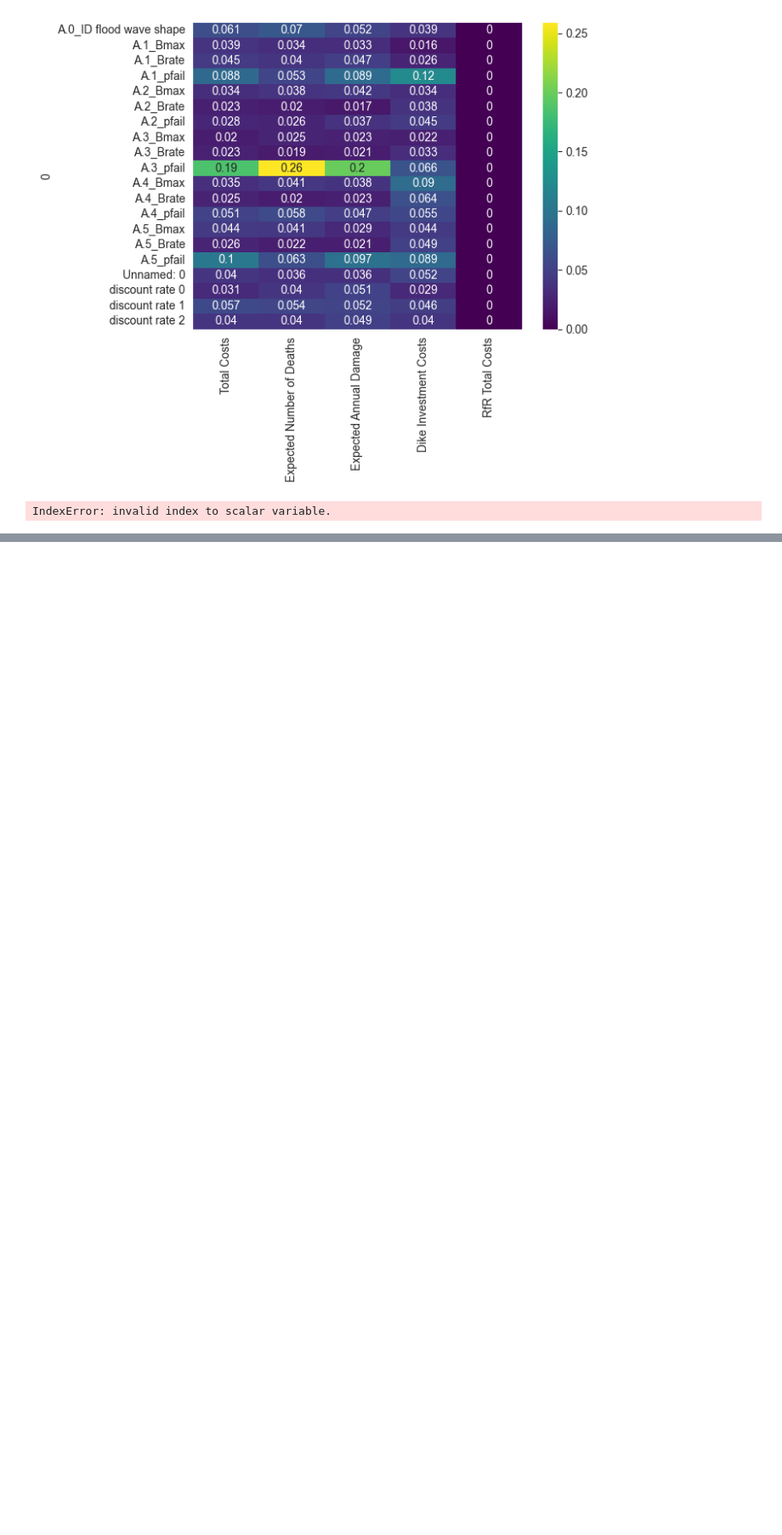
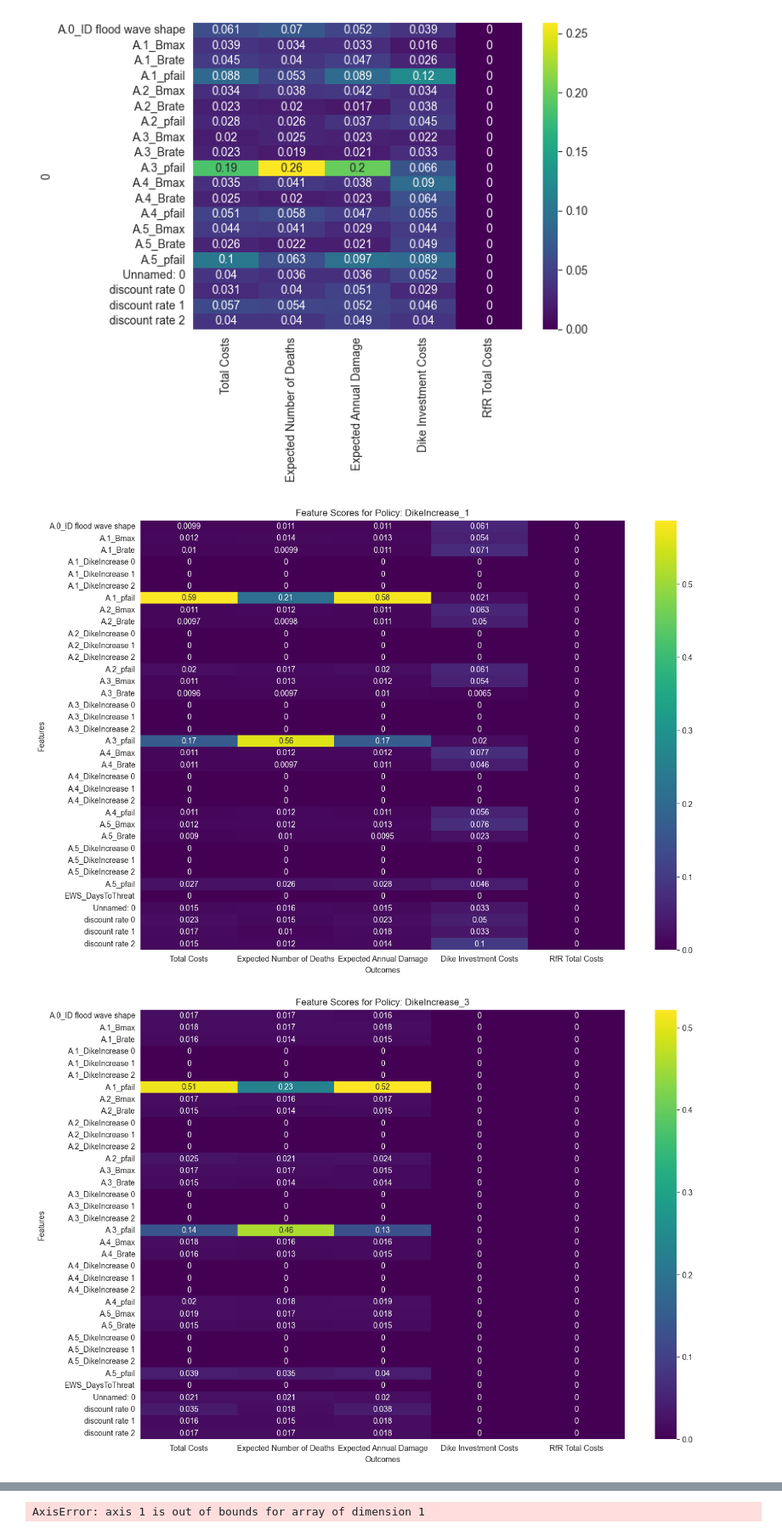
Before and after one commit to annasimulation/EPA141A, a Jupyter notebook: Final assignment/Ass6.1(Sobol).ipynb, the cells around one changed output, grey strips where cells are left out. Shown at 85% size. Saved outputs shown, nothing was run; the diff lists cells and outputs as text; code cells hidden in the pictures; blank space fills up the shorter version.

Commit message:
extra trees - feature scoring

```diff
--- a/Final assignment/Ass6.1(Sobol).ipynb
+++ b/Final assignment/Ass6.1(Sobol).ipynb
@@ -332,14 +332,39 @@ for policy in experiments_sobol.policy.unique():
 [figure]
 [figure]
 [figure]
-# %%
-combined_scores = []
-for j in range(100, experiments_sobol.shape[0], 100):
-    scores = feature_scoring.get_ex_feature_scores(experiments_sobol.iloc[0:j, :],
-                                                   dike_mean_sobol[0:j],
-                                                   max_features=0.6,
-                                                   mode=RuleInductionType.REGRESSION)[0]
-    scores.columns = [j]
-    combined_scores.append(scores)
-# %% [output]
-IndexError: invalid index to scalar variable.
+# %%
+for policy in experiments_sobol.policy.unique():
+    logical = experiments_sobol.policy == policy
+    subset_results = {k: v[logical] for k, v in outcomes_sobol.items()}
+    scores = feature_scoring.get_feature_scores_all(experiments_sobol[logical], subset_results)
+    plt.figure(figsize=(14, 10))
+    sns.heatmap(scores, annot=True, cmap='viridis')
+    plt.title(f'Feature Scores for Policy: {policy}')
+    plt.xlabel('Outcomes')
+    plt.ylabel('Features')
+    plt.show()
+
+# Combined feature scoring for increasing sample sizes
+combined_scores = []
+dike_mean_sobol = outcomes_sobol['Total Costs'].mean(axis=1)
+
+for j in range(100, experiments_sobol.shape[0], 100):
+    scores = feature_scoring.get_ex_feature_scores(experiments_sobol.iloc[0:j, :],
+                                                   dike_mean_sobol[0:j],
+                                                   max_features=0.6,
+                                                   mode=feature_scoring.RuleInductionType.REGRESSION)[0]
+    scores.columns = [j]
+    combined_scores.append(scores)
+
+combined_scores = pd.concat(combined_scores, axis=1, sort=True)
+
+fig, ax = plt.subplots(figsize=(14, 10))
+combined_scores.T.plot(ax=ax)
+ax.legend(bbox_to_anchor=(1.05, 1), loc='upper left')
+ax.set_xlabel('Samples')
+ax.set_ylabel('Feature Scores')
+plt.title('Combined Feature Scores Over Samples')
+plt.show()
+# %% [output]
+[figure, added]
+[figure, added]
@@ -346,3 +374,4 @@ IndexError: invalid index to scalar variable.
+AxisError: axis 1 is out of bounds for array of dimension 1
 # %%
 import pandas as pd
 import numpy as np
```
Also changed, not shown: parts of 1 cell of this notebook, 2 other files.
